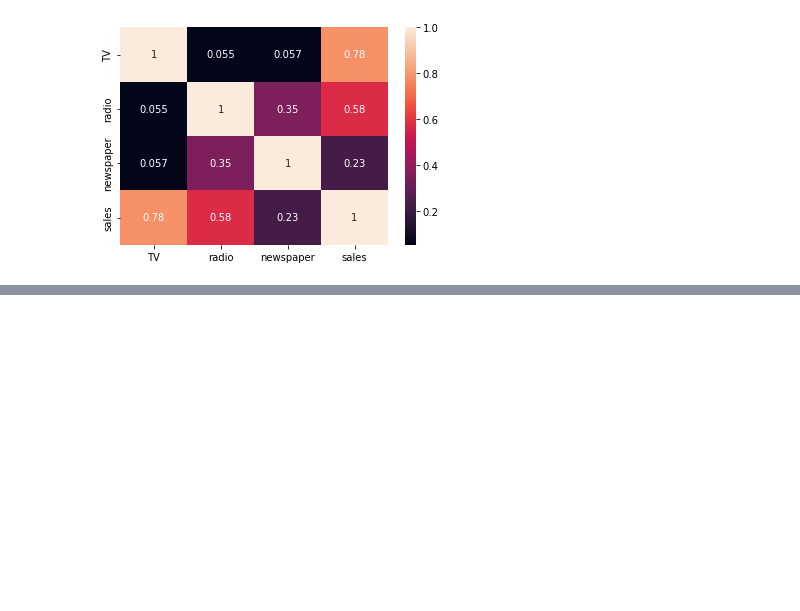
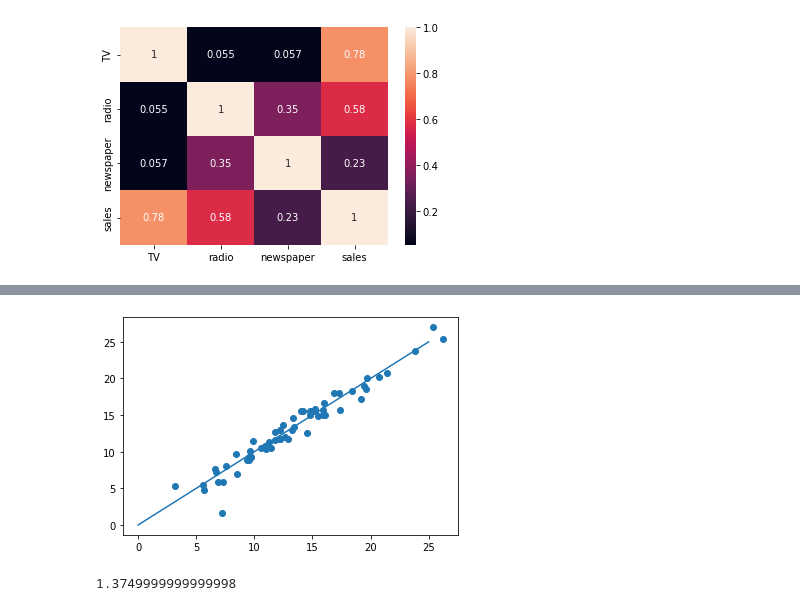
Before and after one commit to arun-kumar-c-s/attribution_models, a Jupyter notebook: attribution_model.ipynb, the cells around one changed output, grey strips where cells are left out. Saved outputs shown, nothing was run; the diff lists cells and outputs as text; code cells hidden in the pictures; blank space fills up the shorter version.

```diff
--- a/attribution_model.ipynb
+++ b/attribution_model.ipynb
@@ -18,0 +135,13 @@ sns.pairplot(df)
+# %%
+from sklearn.tree import DecisionTreeRegressor
+estimator = DecisionTreeRegressor(criterion='squared_error')
+# %%
+estimator.fit(X_train, y_train)
+mse = mean_squared_error(y_test, estimator.predict(X_test))
+plt.plot([0,25],[0,25])
+plt.scatter(y_test, estimator.predict(X_test))
+plt.show()
+mse
+# %% [output]
+[figure, added]
+1.3749999999999998
```
Also changed, not shown: parts of 18 cells of this notebook.
